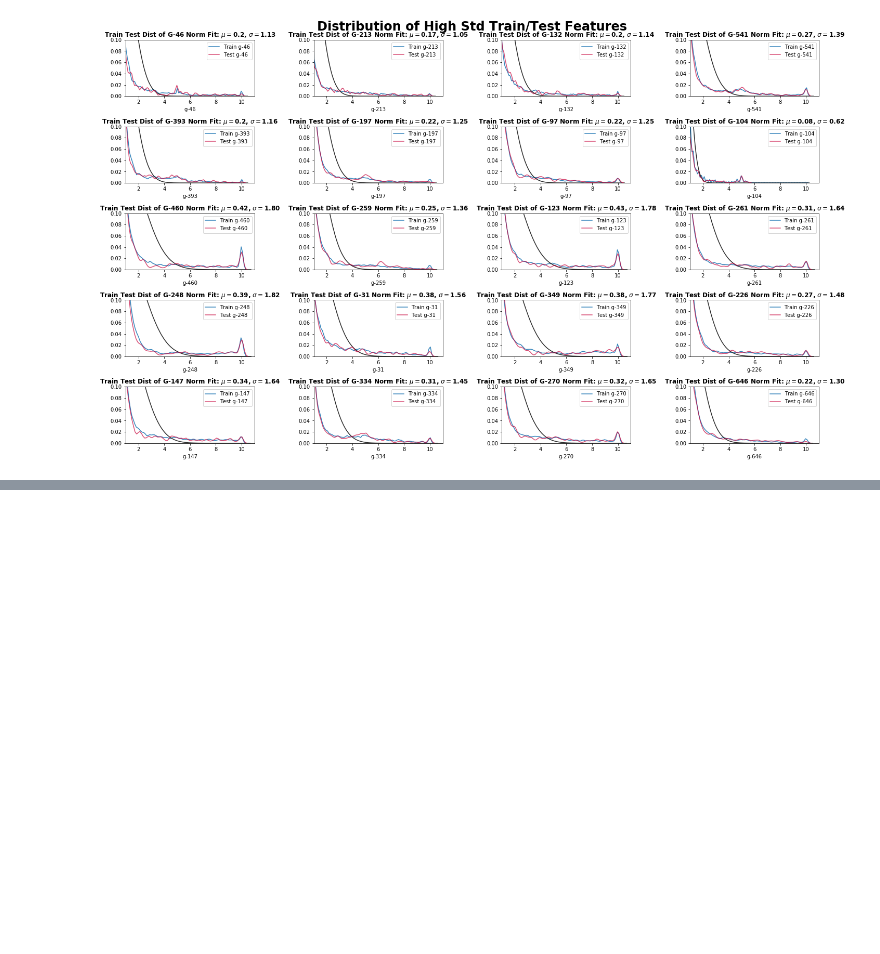
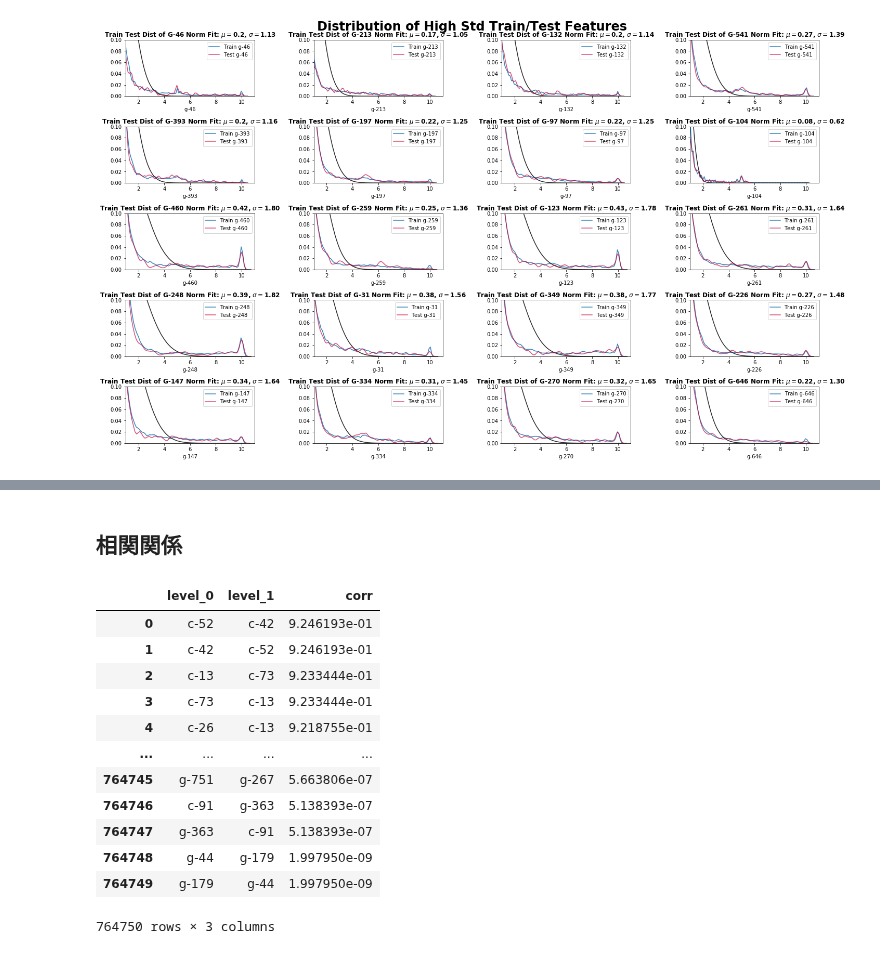
Before and after one commit to ShinAnase/MoA, a Jupyter notebook: EDA.ipynb, the cells around one changed output, grey strips where cells are left out. Cells and saved outputs as stored; diff of their text form; code cells hidden in the pictures; blank space fills up the shorter version.

```diff
--- a/EDA.ipynb
+++ b/EDA.ipynb
@@ -189,11 +174,3 @@ vsl.featDistNorm(trainFeature, f_skew.columns.tolist(),
                  dfOpt=testFeature, domain=[1,11,0,0.1])
 # %% [output]
 [figure]
-# %%
-correlations = train_feat.iloc[:,1:].corr().abs().unstack().sort_values(kind="quicksort",ascending=False).reset_index()
-correlations = correlations[correlations['level_0'] != correlations['level_1']] #preventing 1.0 corr
-corr_max=correlations.level_0.head(150).tolist()
-corr_max=list(set(corr_max)) #removing duplicates
-
-corr_min=correlations.level_0.tail(34).tolist()
-corr_min=list(set(corr_min)) #removing duplicates
@@ -220,0 +177,31 @@ trainFeature.iloc[:,1:].corr()
+# %% [markdown]
+## 相関関係
+# %%
+#dfの相関係数を計算。
+def cnptCorr(df):
+    #相関係数の導出 & series化　(相関係数の高い順にソートされている)
+    correlations = df.iloc[:,1:].corr().abs().unstack().sort_values(kind="quicksort",ascending=False).reset_index()
+    #同じ特徴同士の相関係数は排除
+    correlations = correlations[correlations['level_0'] != correlations['level_1']].reset_index(drop=True)
+    #列名をわかりやすく
+    correlations.columns = ['level_0', 'level_1', "corr"]
+
+    return correlations
+# %%
+df = cnptCorr(trainFeature)
+# %%
+df
+# %% [output]
+|  | level_0 | level_1 | corr |
+| 0 | c-52 | c-42 | 9.246193e-01 |
+| 1 | c-42 | c-52 | 9.246193e-01 |
+| 2 | c-13 | c-73 | 9.233444e-01 |
+| 3 | c-73 | c-13 | 9.233444e-01 |
+| 4 | c-26 | c-13 | 9.218755e-01 |
+| ... | ... | ... | ... |
+| 764745 | g-751 | g-267 | 5.663806e-07 |
+| 764746 | c-91 | g-363 | 5.138393e-07 |
+| 764747 | g-363 | c-91 | 5.138393e-07 |
+| 764748 | g-44 | g-179 | 1.997950e-09 |
+| 764749 | g-179 | g-44 | 1.997950e-09 |
+764750 rows × 3 columns
```
Also changed, not shown: parts of 8 cells of this notebook.
